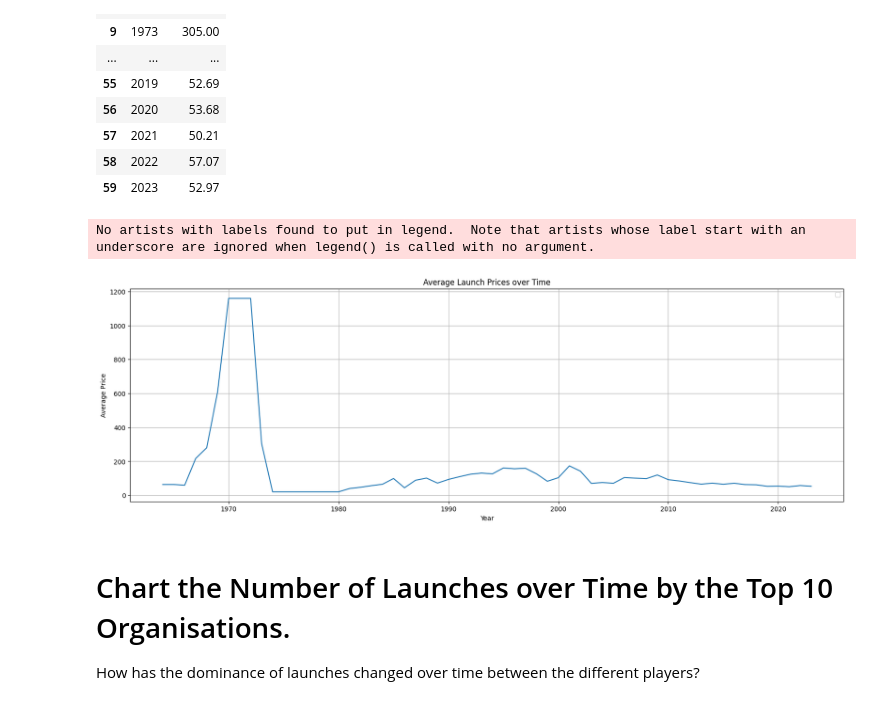
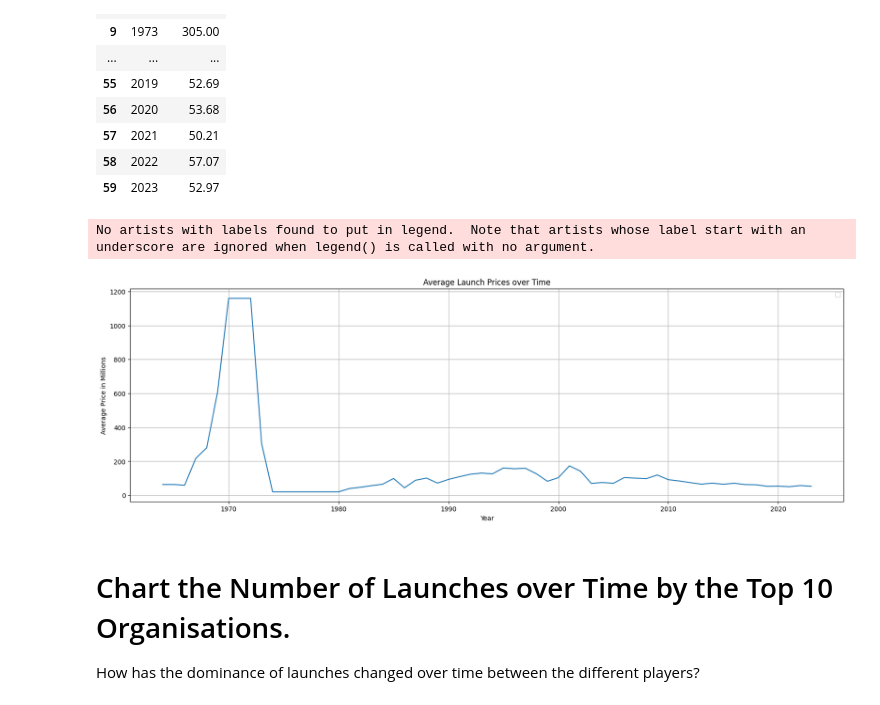
Before and after one commit to johnpapwinter/space-race-data-analysis, a Jupyter notebook: Space_Missions_Analysis.ipynb, the cells around one changed output. Cells and saved outputs as stored; diff of their text form; code cells hidden in the pictures.

```diff
--- a/Space_Missions_Analysis.ipynb
+++ b/Space_Missions_Analysis.ipynb
@@ -690,15 +690,15 @@ average_price_per_year
 # %%
 plt.figure(figsize=(20,6))
 plt.plot(average_price_per_year['date'], average_price_per_year['price'])
 plt.xlabel('Year')
-plt.ylabel('Average Price')
+plt.ylabel('Average Price in Millions')
 plt.title('Average Launch Prices over Time')
 plt.legend()
 plt.grid(True)
 plt.show()
 # %% [output]
 No artists with labels found to put in legend.  Note that artists whose label start with an underscore are ignored when legend() is called with no argument.
-[figure, old version]
+[figure, new version]
 # %% [markdown]
 # Chart the Number of Launches over Time by the Top 10 Organisations.
 
```
Also changed, not shown: parts of 5 cells of this notebook.
